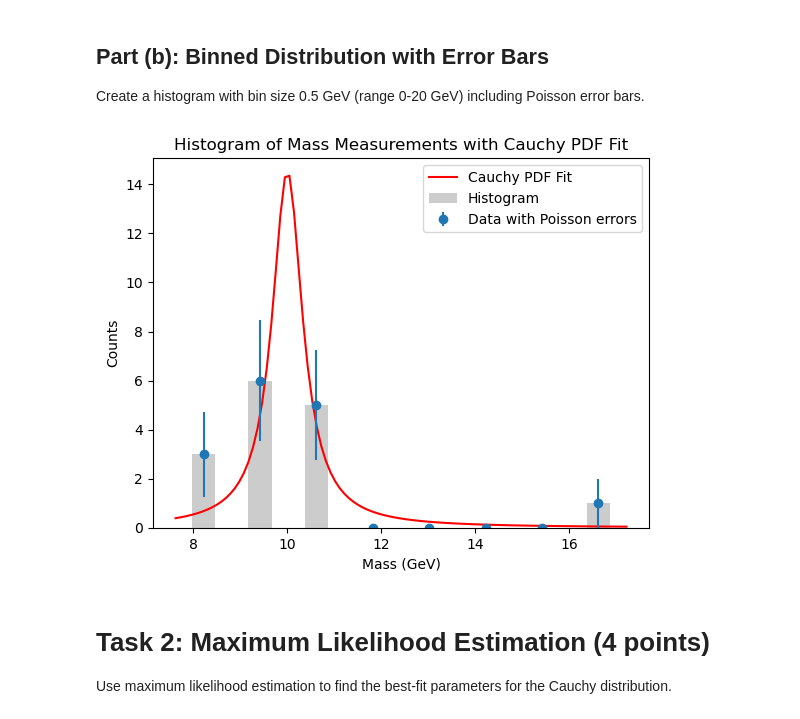
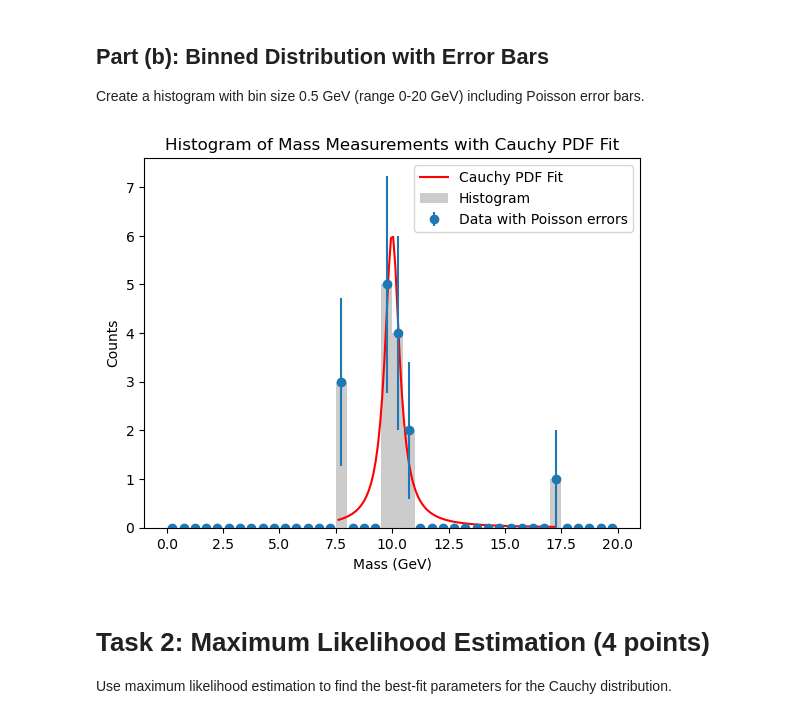
Before and after one commit to NirmalKumarMari/PHYS-434, a Jupyter notebook: lab_4_template.ipynb, the cells around one changed output. Saved outputs shown, nothing was run; the diff lists cells and outputs as text; code cells hidden in the pictures.

```diff
--- a/lab_4_template.ipynb
+++ b/lab_4_template.ipynb
@@ -53,30 +53,30 @@ Create a histogram with bin size 0.5 GeV (range 0-20 GeV) including Poisson erro
 # %%
 # Histogram settings
 bin_width = 0.5
 bins = np.arange(0, 20 + bin_width, bin_width)
 # Create histogram with error bars (use sqrt(N) for Poisson errors)
-counts, bin_edges = np.histogram(mass, bins='auto')
+counts, bin_edges = np.histogram(mass, bins=bins)
 bin_centers = 0.5 * (bin_edges[1:] + bin_edges[:-1])
 errors = np.sqrt(counts)
 # Overplot your theoretical Cauchy PDF match histogram (scales from probability to expected counts per bin)
 def cauchy_pdf(x, x0, gamma):
     return (1 / (np.pi * gamma)) * (gamma**2 / ((x - x0)**2 + gamma**2))
 x0_estimate = np.median(mass)
 gamma_estimate = (np.percentile(mass, 75) - np.percentile(mass, 25)) / 2
 x_values = np.linspace(min(mass), max(mass), 100)
 pdf_values = cauchy_pdf(x_values, x0_estimate, gamma_estimate)
 # Scale PDF to match histogram counts
 scaling_factor = len(mass) * (bin_edges[1] - bin_edges[0])
 plt.plot(x_values, pdf_values * scaling_factor, label='Cauchy PDF Fit', color='red')
 plt.bar(bin_centers, counts, width=bin_width, alpha=0.4, color='gray', label='Histogram')
 plt.errorbar(bin_centers, counts, yerr=errors, fmt='o', label='Data with Poisson errors')
 plt.xlabel('Mass (GeV)')
 plt.ylabel('Counts')
 plt.title('Histogram of Mass Measurements with Cauchy PDF Fit')
 plt.legend()
 plt.show()
 # %% [output]
-[figure, old version]
+[figure, new version]
 # %% [markdown]
 # Task 2: Maximum Likelihood Estimation (4 points)
 
```
Also changed, not shown: parts of 9 cells of this notebook.
